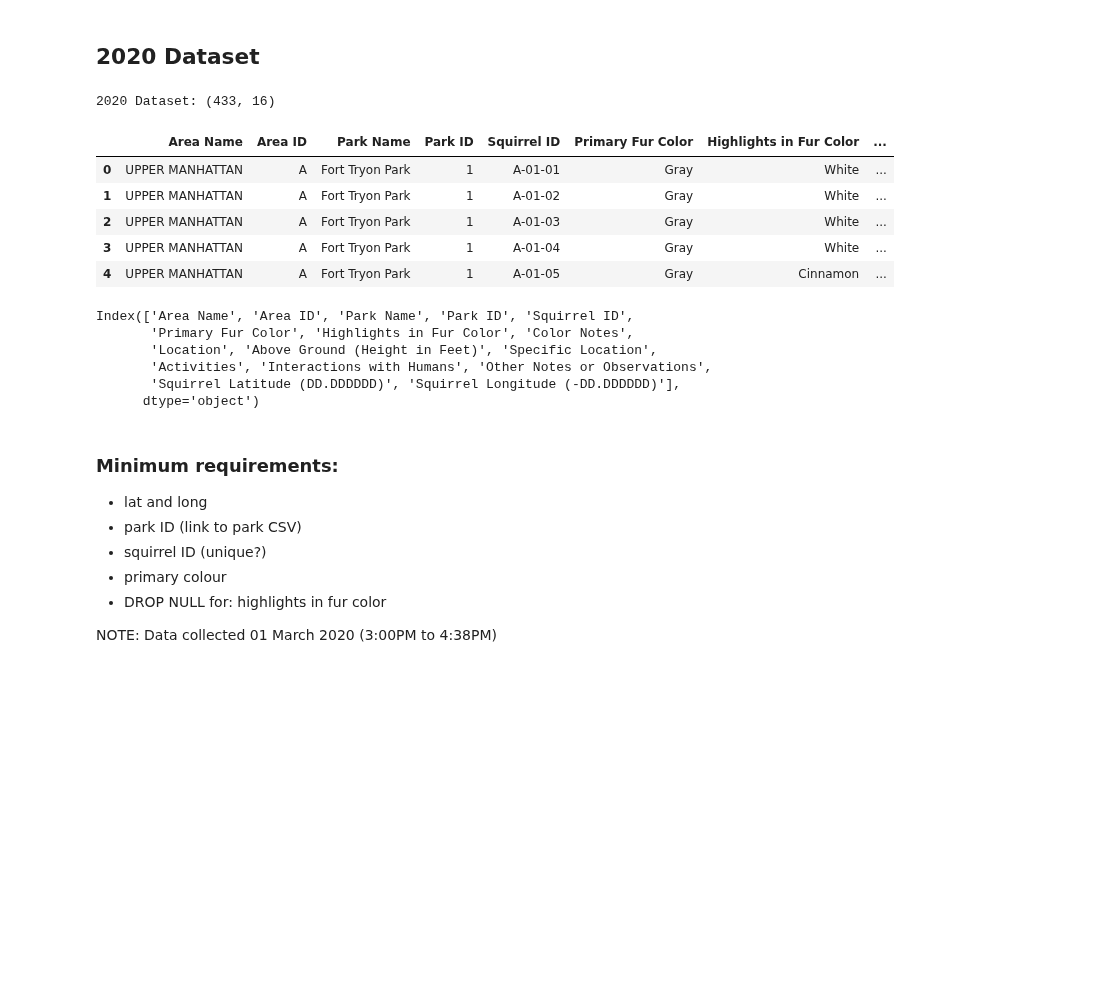
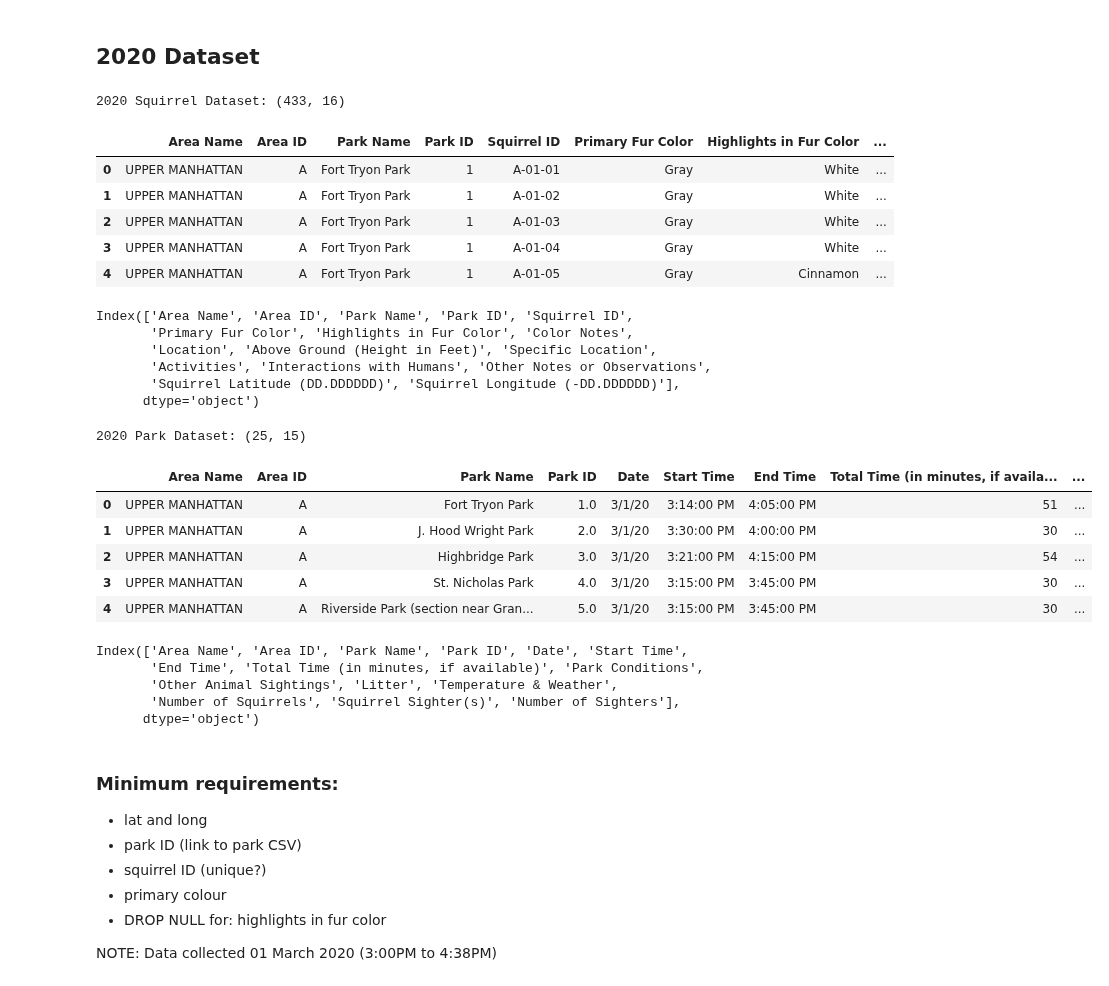
Before and after one commit to alyssahondrade/we-the-new-york-city-squirrels, a Jupyter notebook: squirrel_exploration.ipynb, the cells around one changed output. Drawn from its saved outputs; the diff is of its cells as text; code cells hidden in the pictures; blank space fills up the shorter version.

```diff
--- a/squirrel_exploration.ipynb
+++ b/squirrel_exploration.ipynb
@@ -5,6 +5,9 @@ from pathlib import Path
 # %%
 squirrel_2020 = Path("Resources/squirrel_data_2020.csv")
 squirrel_2018 = Path("Resources/squirrel_data_2018.csv")
+
+# Additional dataset from 2020
+parks_2020 = Path("Resources/park_data_2020.csv")
 # %% [markdown]
 ## 2020 Dataset
 # %%
@@ -12,10 +15,10 @@ squirrel_2018 = Path("Resources/squirrel_data_2018.csv")
 s2020_df = pd.read_csv(squirrel_2020, encoding="unicode_escape")
 
 # Display shape and head
-print(f"2020 Dataset: {s2020_df.shape}")
+print(f"2020 Squirrel Dataset: {s2020_df.shape}")
 s2020_df.head()
 # %% [output]
-2020 Dataset: (433, 16)
+2020 Squirrel Dataset: (433, 16)
 |  | Area Name | Area ID | Park Name | Park ID | Squirrel ID | Primary Fur Color | Highlights in Fur Color | ... |
 | 0 | UPPER MANHATTAN | A | Fort Tryon Park | 1 | A-01-01 | Gray | White | ... |
 | 1 | UPPER MANHATTAN | A | Fort Tryon Park | 1 | A-01-02 | Gray | White | ... |
@@ -32,6 +35,30 @@ Index(['Area Name', 'Area ID', 'Park Name', 'Park ID', 'Squirrel ID',
        'Activities', 'Interactions with Humans', 'Other Notes or Observations',
        'Squirrel Latitude (DD.DDDDDD)', 'Squirrel Longitude (-DD.DDDDDD)'],
       dtype='object')
+# %%
+# Create dataframe from CSV
+parks_df = pd.read_csv(parks_2020, encoding="unicode_escape")
+
+# Display shape and head
+print(f"2020 Park Dataset: {parks_df.shape}")
+parks_df.head()
+# %% [output]
+2020 Park Dataset: (25, 15)
+|  | Area Name | Area ID | Park Name | Park ID | Date | Start Time | End Time | Total Time (in minutes, if availa... | ... |
+| 0 | UPPER MANHATTAN | A | Fort Tryon Park | 1.0 | 3/1/20 | 3:14:00 PM | 4:05:00 PM | 51 | ... |
+| 1 | UPPER MANHATTAN | A | J. Hood Wright Park | 2.0 | 3/1/20 | 3:30:00 PM | 4:00:00 PM | 30 | ... |
+| 2 | UPPER MANHATTAN | A | Highbridge Park | 3.0 | 3/1/20 | 3:21:00 PM | 4:15:00 PM | 54 | ... |
+| 3 | UPPER MANHATTAN | A | St. Nicholas Park | 4.0 | 3/1/20 | 3:15:00 PM | 3:45:00 PM | 30 | ... |
+| 4 | UPPER MANHATTAN | A | Riverside Park (section near Gran... | 5.0 | 3/1/20 | 3:15:00 PM | 3:45:00 PM | 30 | ... |
+# %%
+# Print columns
+parks_df.columns
+# %% [output]
+Index(['Area Name', 'Area ID', 'Park Name', 'Park ID', 'Date', 'Start Time',
+       'End Time', 'Total Time (in minutes, if available)', 'Park Conditions',
+       'Other Animal Sightings', 'Litter', 'Temperature & Weather',
+       'Number of Squirrels', 'Squirrel Sighter(s)', 'Number of Sighters'],
+      dtype='object')
 # %% [markdown]
 ### Minimum requirements:
 - lat and long
```
Also changed, not shown: 1 other file.
